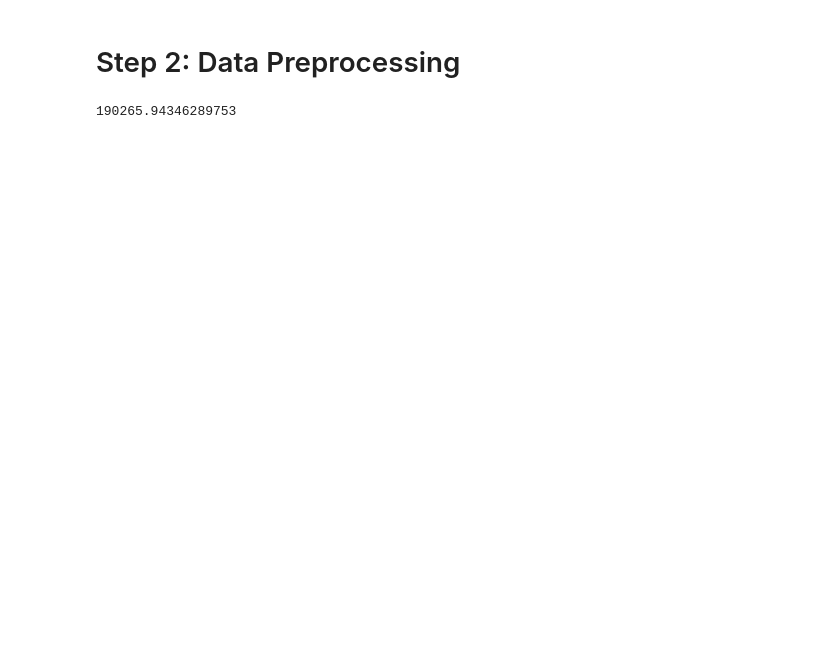
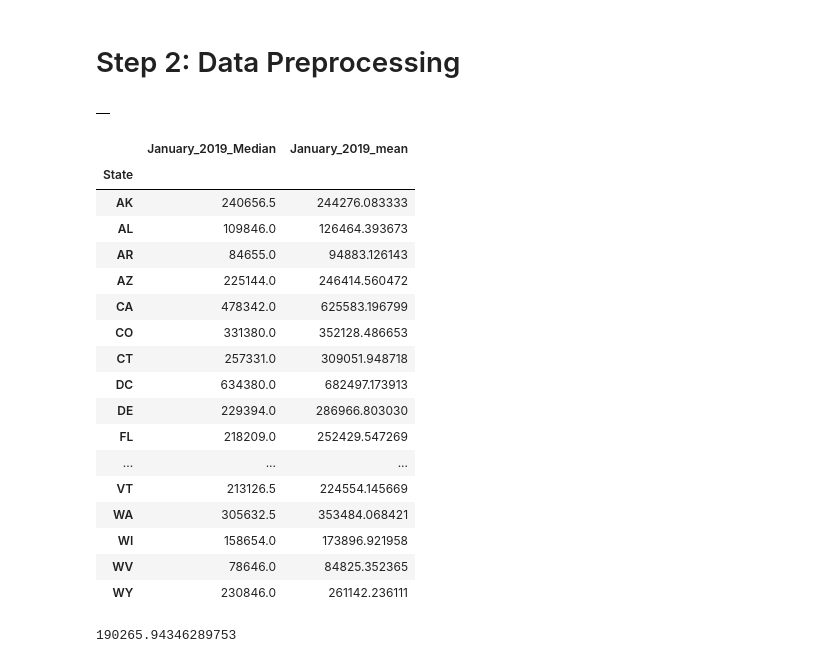
Before and after one commit to soohyunnie/forecasting_real_estate_prices, a Jupyter notebook: Avi_Rubin_Notebook _2.ipynb, the cells around one changed output. Cells and saved outputs as stored; diff of their text form; code cells hidden in the pictures; blank space fills up the shorter version.

```diff
--- a/Avi_Rubin_Notebook _2.ipynb
+++ b/Avi_Rubin_Notebook _2.ipynb
@@ -118,2 +120,6 @@ df.columns = list(df.columns[:9]) + list(get_datetimes(df))
+# %%
+new_df
+# %% [output]
+|  |
 # %%
 # Pull the median and mean house price values by state from January 2019:
@@ -123,3 +129,24 @@ df['January_2019_mean'] = df.groupby('State').mean()[pd.to_datetime('2019-01-31
+# %%
+new_df
+# %% [output]
+|  | January_2019_Median | January_2019_mean |
+| State |  |  |
+| AK | 240656.5 | 244276.083333 |
+| AL | 109846.0 | 126464.393673 |
+| AR | 84655.0 | 94883.126143 |
+| AZ | 225144.0 | 246414.560472 |
+| CA | 478342.0 | 625583.196799 |
+| CO | 331380.0 | 352128.486653 |
+| CT | 257331.0 | 309051.948718 |
+| DC | 634380.0 | 682497.173913 |
+| DE | 229394.0 | 286966.803030 |
+| FL | 218209.0 | 252429.547269 |
+| ... | ... | ... |
+| VT | 213126.5 | 224554.145669 |
+| WA | 305632.5 | 353484.068421 |
+| WI | 158654.0 | 173896.921958 |
+| WV | 78646.0 | 84825.352365 |
+| WY | 230846.0 | 261142.236111 |
 # %%
 df.groupby('State').mean()[pd.to_datetime('2019-01-31 00:00:00')].max()
 df.groupby('State').mean()[pd.to_datetime('2019-01-31 00:00:00')].median()
```
Also changed, not shown: parts of 9 cells of this notebook, 1 other file.
